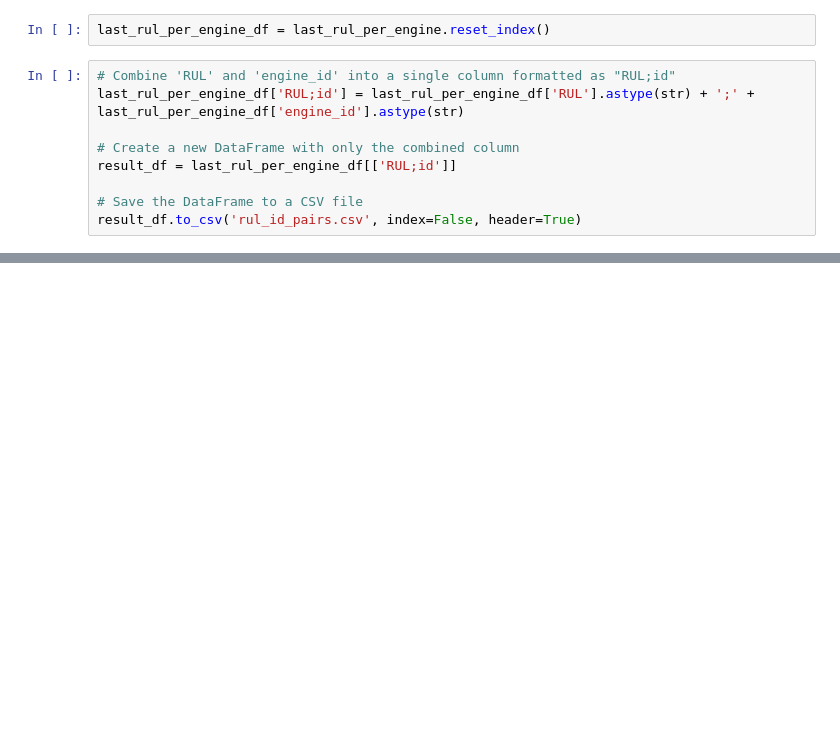
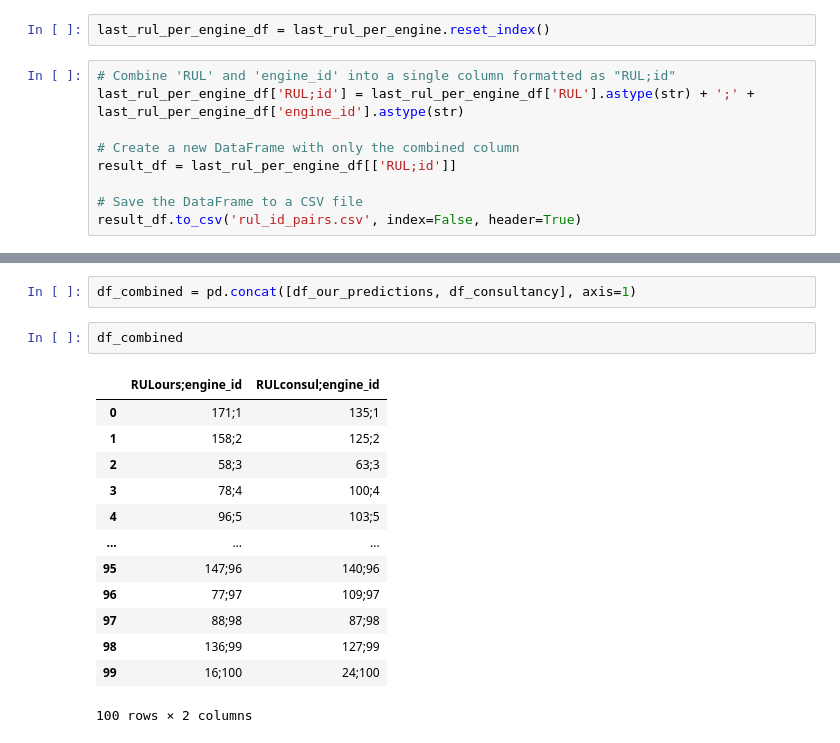
Before and after one commit to JochemBus/PA_assignment3, a Jupyter notebook: Exercise1.2PredicitionCode.ipynb, the cells around one changed output, grey strips where cells are left out. Saved outputs shown, nothing was run; the diff lists cells and outputs as text; blank space fills up the shorter version.

```diff
--- a/Exercise1.2PredicitionCode.ipynb
+++ b/Exercise1.2PredicitionCode.ipynb
@@ -68,0 +78,18 @@ result_df.to_csv('rul_id_pairs.csv', index=False, header=True)
+# %%
+df_combined = pd.concat([df_our_predictions, df_consultancy], axis=1)
+# %%
+df_combined
+# %% [output]
+|  | RULours;engine_id | RULconsul;engine_id |
+| 0 | 171;1 | 135;1 |
+| 1 | 158;2 | 125;2 |
+| 2 | 58;3 | 63;3 |
+| 3 | 78;4 | 100;4 |
+| 4 | 96;5 | 103;5 |
+| ... | ... | ... |
+| 95 | 147;96 | 140;96 |
+| 96 | 77;97 | 109;97 |
+| 97 | 88;98 | 87;98 |
+| 98 | 136;99 | 127;99 |
+| 99 | 16;100 | 24;100 |
+100 rows × 2 columns
```
Also changed, not shown: parts of 5 cells of this notebook.
